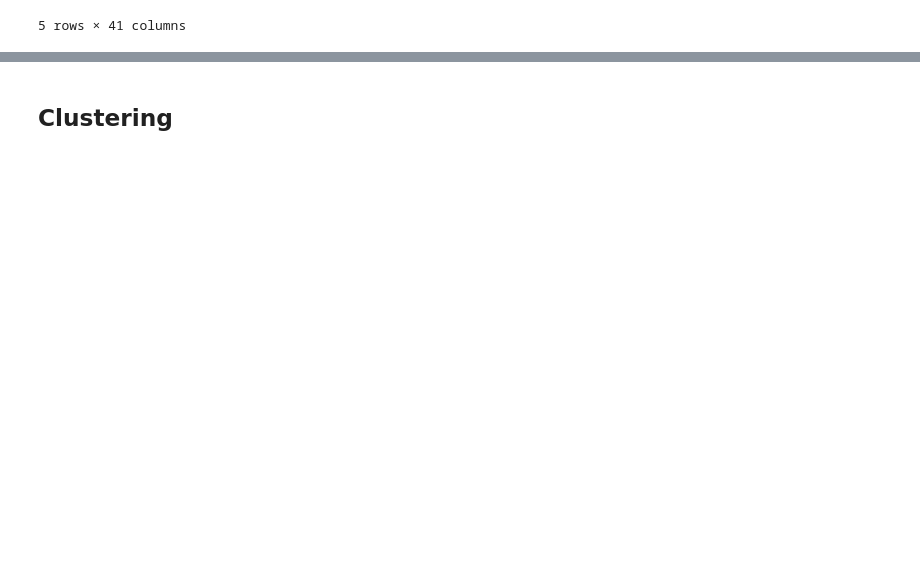
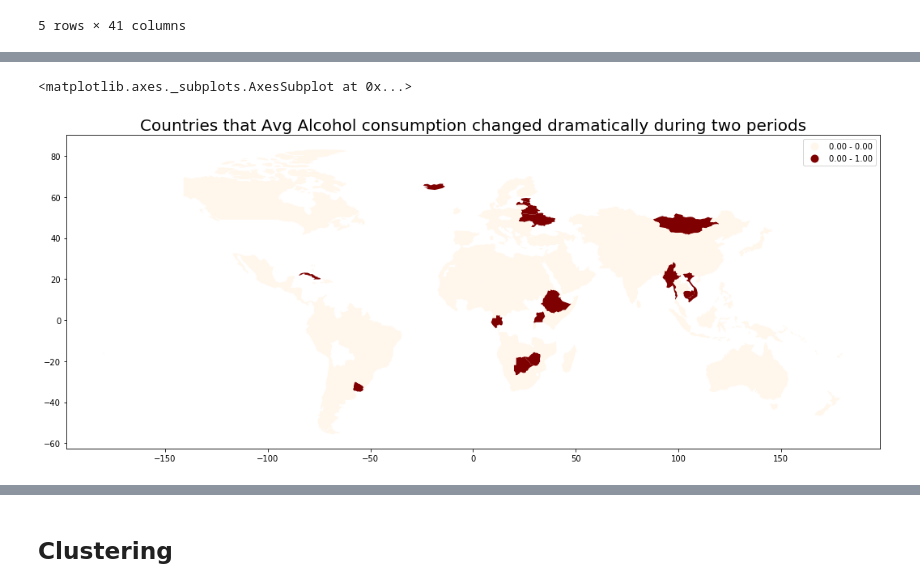
Before and after one commit to TomasTurner/Notorious_ADA_Projet_2019, a Jupyter notebook: src/Final_notebook.ipynb, the cells around one changed output, grey strips where cells are left out. Drawn from its saved outputs; the diff is of its cells as text; code cells hidden in the pictures; blank space fills up the shorter version.

```diff
--- a/src/Final_notebook.ipynb
+++ b/src/Final_notebook.ipynb
@@ -608,0 +1157,4 @@ df_all.head()
+# %%
+# Add a column name change by computing Alcohol_com1 minus Alcohol com2
+world['change'] = world.apply(lambda x: float(x.Alcohol_com1) - float(x.Alcohol_com2), axis=1)
+world.head(10)
@@ -608,0 +1195,4 @@ df_all.head()
+# %%
+# Add change_label to identify those countries with significant change
+world['change_label'] = world.apply(lambda x: 1 if (float(x.change)>0.5)|(float(x.change)<-2.5) else 0, axis=1)
+world.describe()
@@ -608,0 +1209,15 @@ df_all.head()
+# %%
+# Plot those countries with significant change on map
+import matplotlib.pylab as pylab
+pylab.rcParams['figure.figsize'] = 18, 18
+fig, ax = plt.subplots(1, 1)
+ax.set_title("Countries that Avg Alcohol consumption changed dramatically during two periods", fontsize=20)
+world.plot(column='change_label',
+           ax=ax,
+           legend=True,
+#            legend_kwds={'labels': "Avg Alcohol_2015-2017 by Country",'legend': "horizontal"})
+           cmap='OrRd',
+           scheme='quantiles')
+# %% [output]
+<matplotlib.axes._subplots.AxesSubplot at 0x...>
+[figure, added]
```
Also changed, not shown: parts of 55 cells of this notebook.
